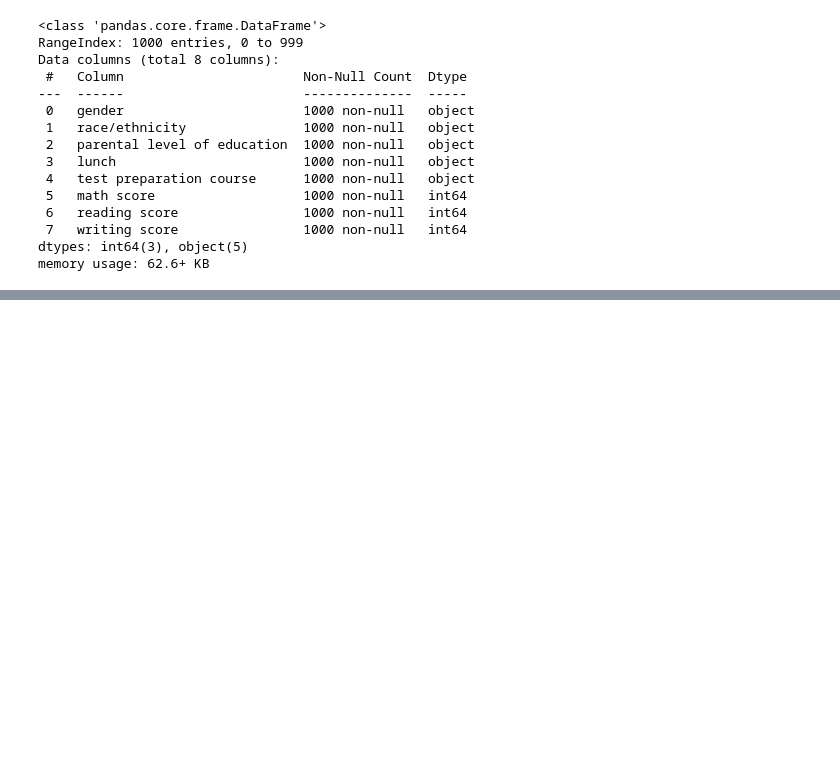
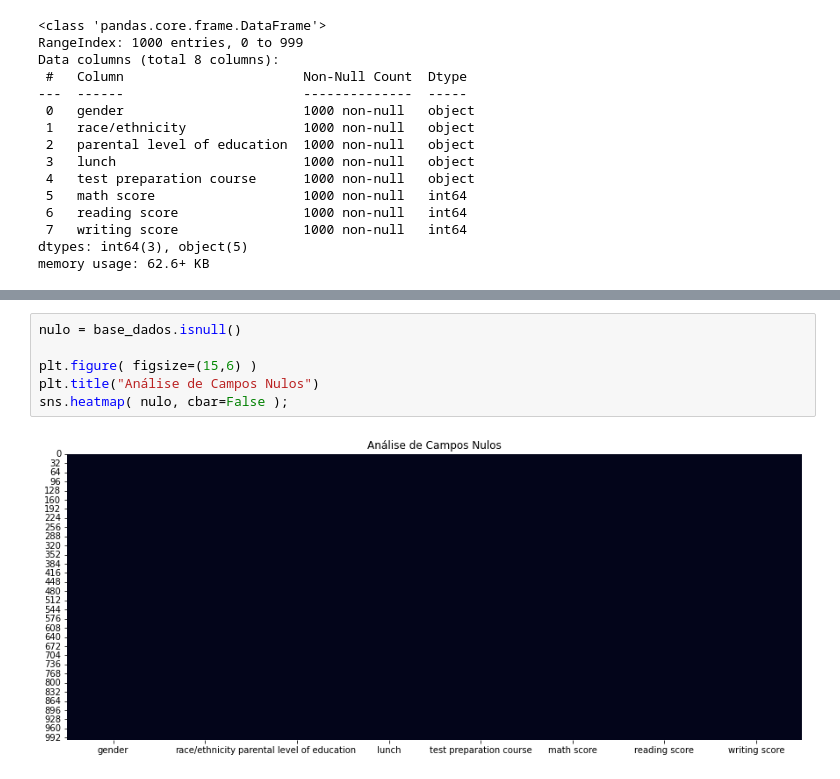
Before and after one commit to JardelSilva-86/Python-para-An-lise-de-Dados, a Jupyter notebook: Projeto_Educação.ipynb, the cells around one changed output, grey strips where cells are left out. Drawn from its saved outputs; the diff is of its cells as text; blank space fills up the shorter version.

```diff
--- a/Projeto_Educação.ipynb
+++ b/Projeto_Educação.ipynb
@@ -49,0 +62,8 @@ memory usage: 62.6+ KB
+# %%
+nulo = base_dados.isnull()
+
+plt.figure( figsize=(15,6) )
+plt.title("Análise de Campos Nulos")
+sns.heatmap( nulo, cbar=False );
+# %% [output]
+[figure, added]
```
Also changed, not shown: parts of 4 cells of this notebook.
